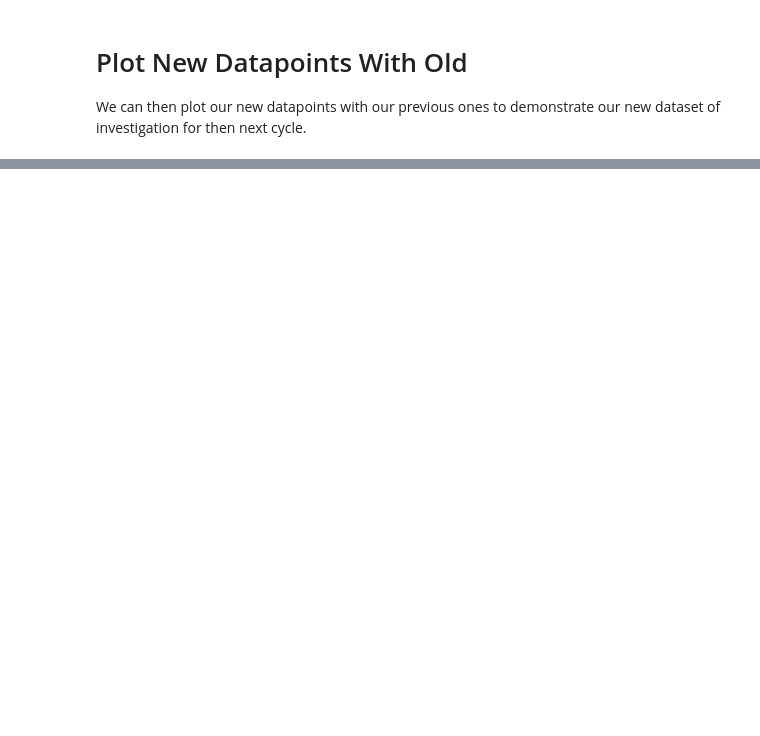
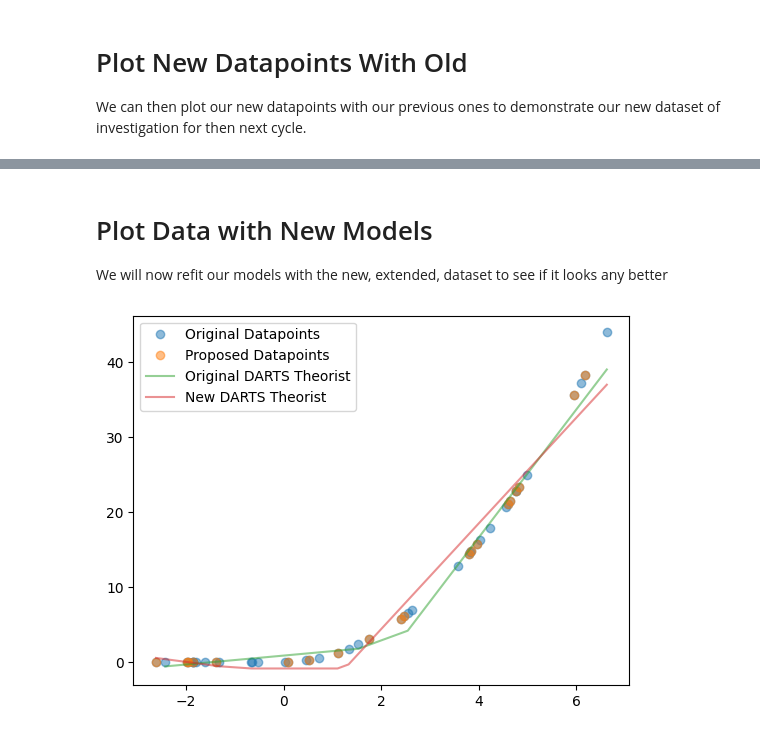
Before and after one commit to AutoResearch/autora-experimentalist-leverage, a Jupyter notebook: docs/Basic Usage.ipynb, the cells around one changed output, grey strips where cells are left out. Cells and saved outputs as stored; diff of their text form; code cells hidden in the pictures; blank space fills up the shorter version.

```diff
--- a/docs/Basic Usage.ipynb
+++ b/docs/Basic Usage.ipynb
@@ -84,0 +87,25 @@ plt.show()
+# %% [markdown]
+# Plot Data with New Models
+
+We will now refit our models with the new, extended, dataset to see if it looks any better
+# %%
+#Create new independent variable
+original_X = X
+X = np.concatenate((X, sampler_proposal.reshape(-1,1)))
+X.reshape(-1).sort(kind='mergesort')
+
+#Refit models
+original_darts_theorist = DARTSRegressor()
+darts_theorist = DARTSRegressor()
+original_darts_theorist.fit(original_X,ground_truth(original_X))
+darts_theorist.fit(X,ground_truth(X))
+
+#Plot data and models
+plt.plot(X, ground_truth(X), 'o', alpha = .5, label = 'Original Datapoints')
+plt.plot(sampler_proposal, ground_truth(sampler_proposal), 'o', alpha = .5, label = 'Proposed Datapoints')
+plt.plot(original_X, original_darts_theorist.predict(original_X), alpha = .5, label = 'Original DARTS Theorist')
+plt.plot(X, darts_theorist.predict(X), alpha = .5, label = 'New DARTS Theorist')
+plt.legend()
+plt.show()
+# %% [output]
+[figure, added]
```
Also changed, not shown: parts of 7 cells of this notebook, 2 other files.
